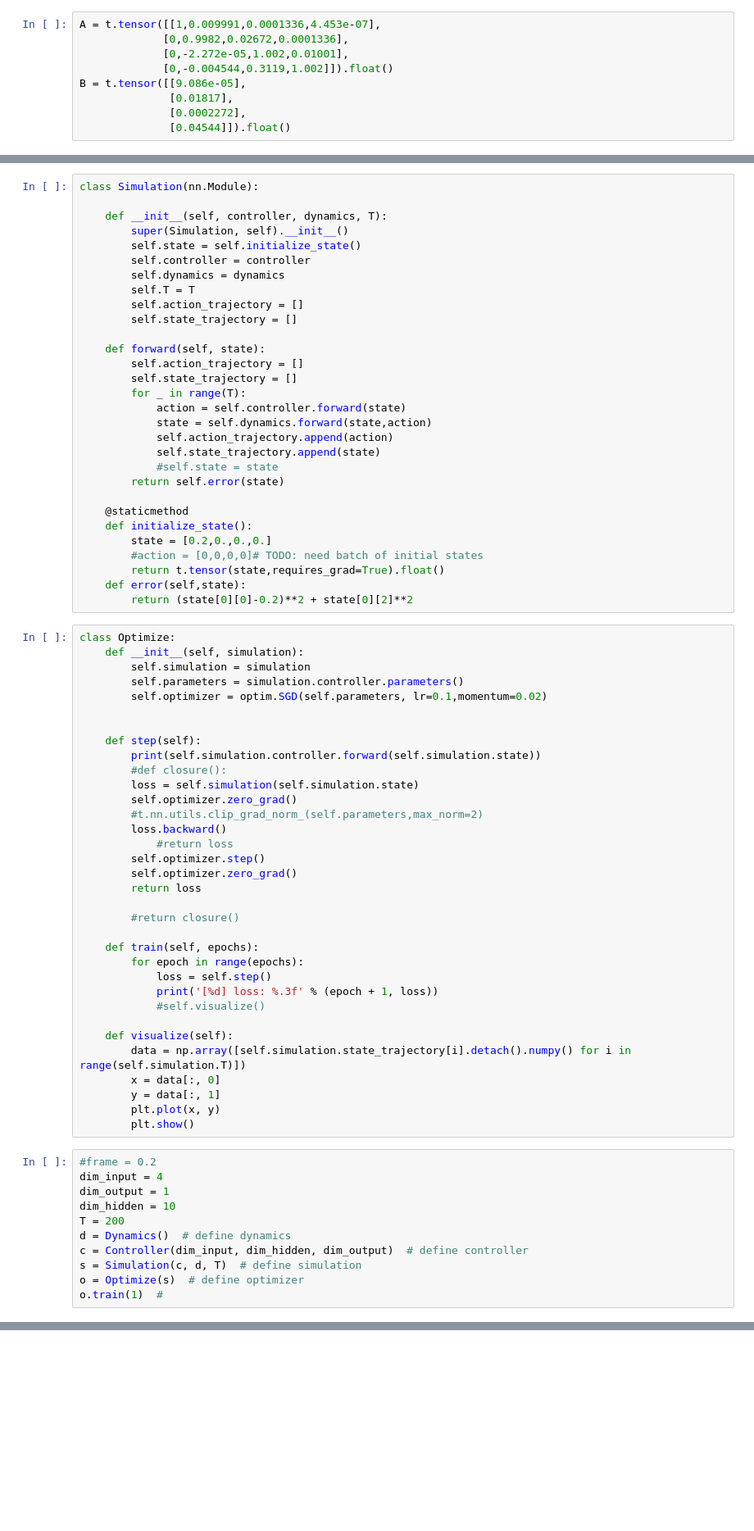
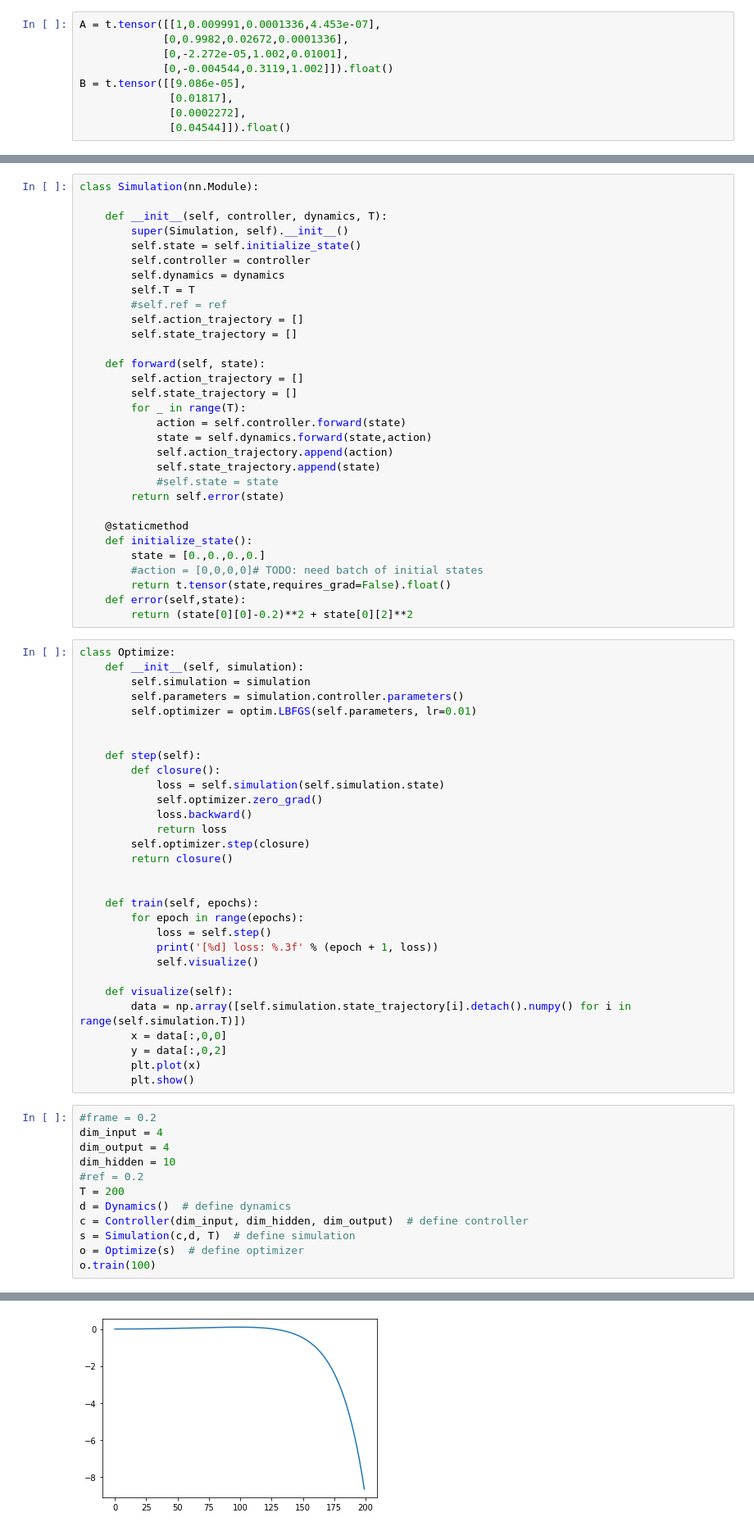
Before and after one commit to omiksave/Design-Optimization, a Jupyter notebook: Project/Project 1.ipynb, the cells around one changed output, grey strips where cells are left out. Shown at 82% size. Saved outputs shown, nothing was run; the diff lists cells and outputs as text; blank space fills up the shorter version.

```diff
--- a/Project/Project 1.ipynb
+++ b/Project/Project 1.ipynb
@@ -83,6 +89,7 @@ class Simulation(nn.Module):
         self.controller = controller
         self.dynamics = dynamics
         self.T = T
+        #self.ref = ref
         self.action_trajectory = []
         self.state_trajectory = []
 
@@ -99,9 +106,9 @@ class Simulation(nn.Module):
 
     @staticmethod
     def initialize_state():
-        state = [0.2,0.,0.,0.]
+        state = [0.,0.,0.,0.]
         #action = [0,0,0,0]# TODO: need batch of initial states
-        return t.tensor(state,requires_grad=True).float()
+        return t.tensor(state,requires_grad=False).float()
     def error(self,state):
         return (state[0][0]-0.2)**2 + state[0][2]**2
 # %%
@@ -109,44 +116,41 @@ class Optimize:
     def __init__(self, simulation):
         self.simulation = simulation
         self.parameters = simulation.controller.parameters()
-        self.optimizer = optim.SGD(self.parameters, lr=0.1,momentum=0.02)
+        self.optimizer = optim.LBFGS(self.parameters, lr=0.01)
 
 
     def step(self):
-        print(self.simulation.controller.forward(self.simulation.state))
-        #def closure():
-        loss = self.simulation(self.simulation.state)
-        self.optimizer.zero_grad()
-        #t.nn.utils.clip_grad_norm_(self.parameters,max_norm=2)
-        loss.backward()
-            #return loss
-        self.optimizer.step()
-        self.optimizer.zero_grad()
-        return loss
+        def closure():
+            loss = self.simulation(self.simulation.state)
+            self.optimizer.zero_grad()
+            loss.backward()
+            return loss
+        self.optimizer.step(closure)
+        return closure()
 
-        #return closure()
 
     def train(self, epochs):
         for epoch in range(epochs):
             loss = self.step()
             print('[%d] loss: %.3f' % (epoch + 1, loss))
-            #self.visualize()
+            self.visualize()
 
     def visualize(self):
         data = np.array([self.simulation.state_trajectory[i].detach().numpy() for i in range(self.simulation.T)])
-        x = data[:, 0]
-        y = data[:, 1]
-        plt.plot(x, y)
+        x = data[:,0,0]
+        y = data[:,0,2]
+        plt.plot(x)
         plt.show()
 # %%
 #frame = 0.2
 dim_input = 4
-dim_output = 1
+dim_output = 4
 dim_hidden = 10
+#ref = 0.2
 T = 200
 d = Dynamics()  # define dynamics
 c = Controller(dim_input, dim_hidden, dim_output)  # define controller
-s = Simulation(c, d, T)  # define simulation
+s = Simulation(c,d, T)  # define simulation
 o = Optimize(s)  # define optimizer
-o.train(1)  #
+o.train(100)
 # %% [output]
@@ -153,0 +158 @@ tensor([0.4989], grad_fn=<SigmoidBackward>)
+[figure, added]
```
Also changed, not shown: parts of 6 cells of this notebook.
